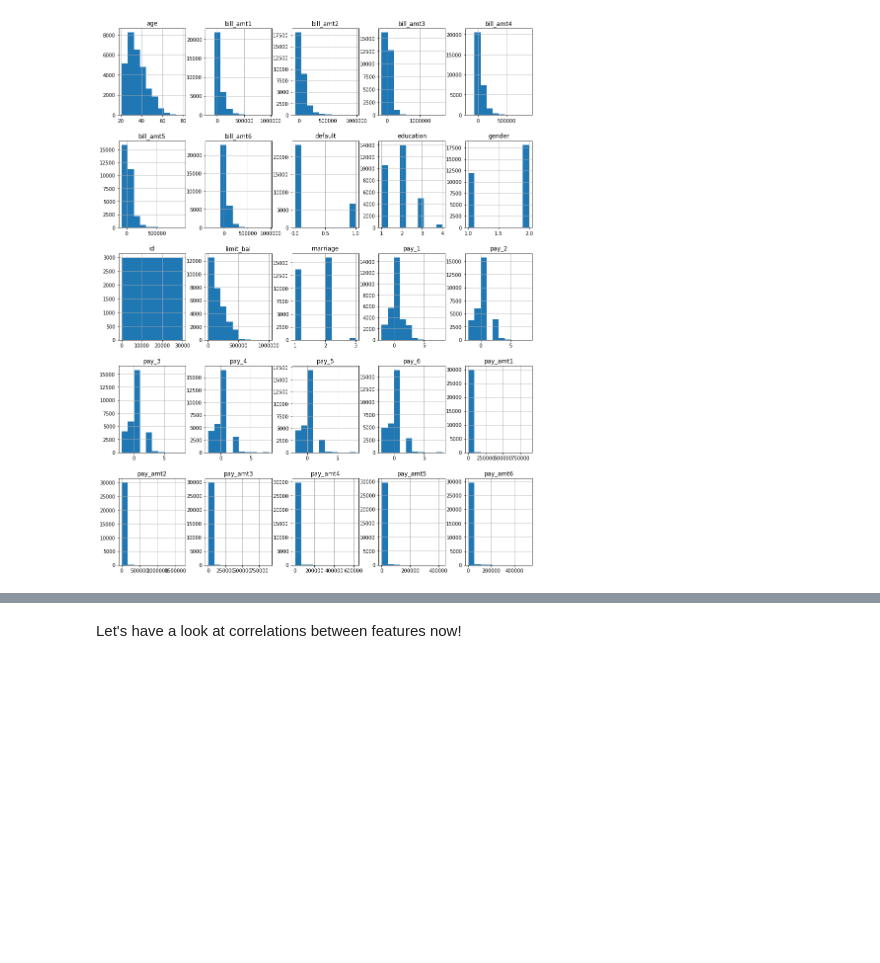
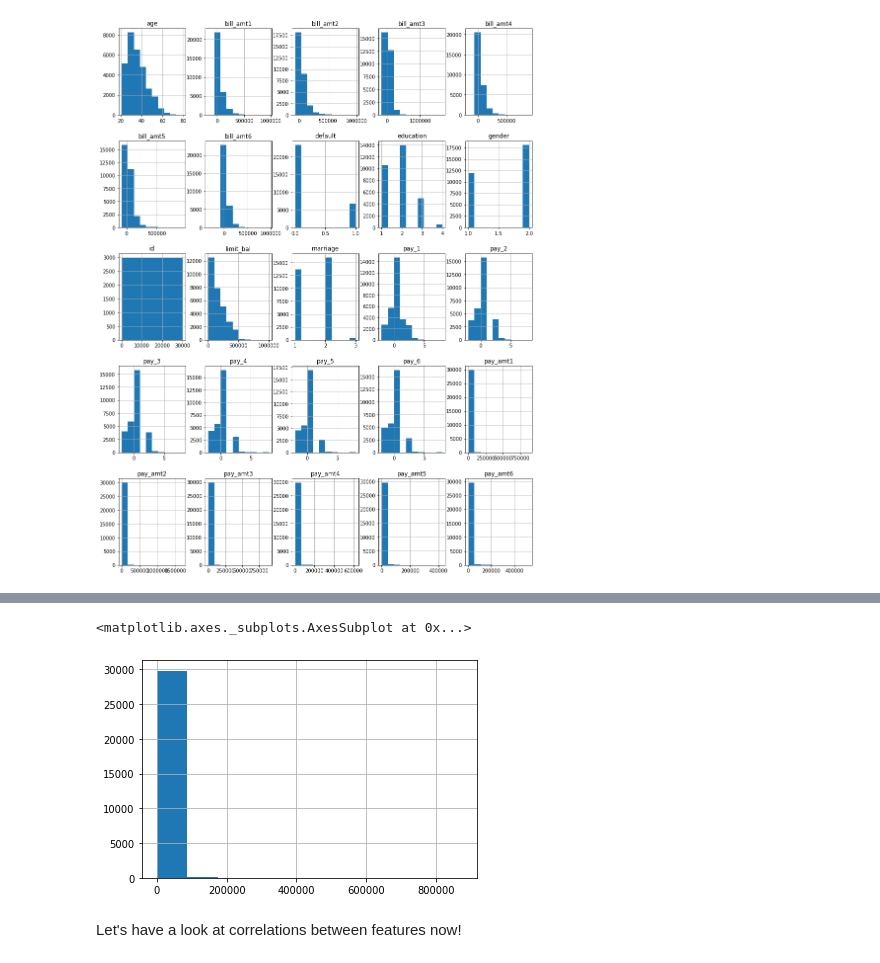
Before and after one commit to thomasXwang/UCI-Credit-card-defaults, a Jupyter notebook: UCI from scratch.ipynb, the cells around one changed output, grey strips where cells are left out. Cells and saved outputs as stored; diff of their text form; code cells hidden in the pictures; blank space fills up the shorter version.

```diff
--- a/UCI from scratch.ipynb
+++ b/UCI from scratch.ipynb
@@ -221,0 +256,3 @@ df.head()
+# %%
+pay_columns = ['pay_'+str(i) for i in range(1,7)]
+pay_columns
@@ -221,0 +261,4 @@ df.head()
+# %%
+for pay_col in pay_columns:
+    df.loc[df[pay_col] >0, pay_col] = 1
+    df.loc[df[pay_col] <= 0, pay_col] = 0
@@ -409,3 +489,8 @@ plt.plot()
+# %%
+df['pay_amt1'].hist()
+# %% [output]
+<matplotlib.axes._subplots.AxesSubplot at 0x...>
+[figure, added]
 # %% [markdown]
 Let's have a look at correlations between features now!
 # %% [markdown]
```
Also changed, not shown: parts of 24 cells of this notebook.
